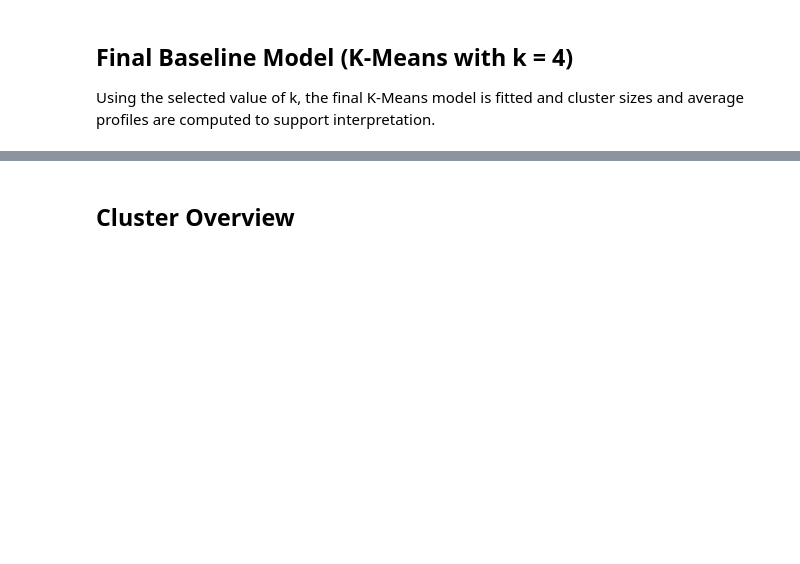
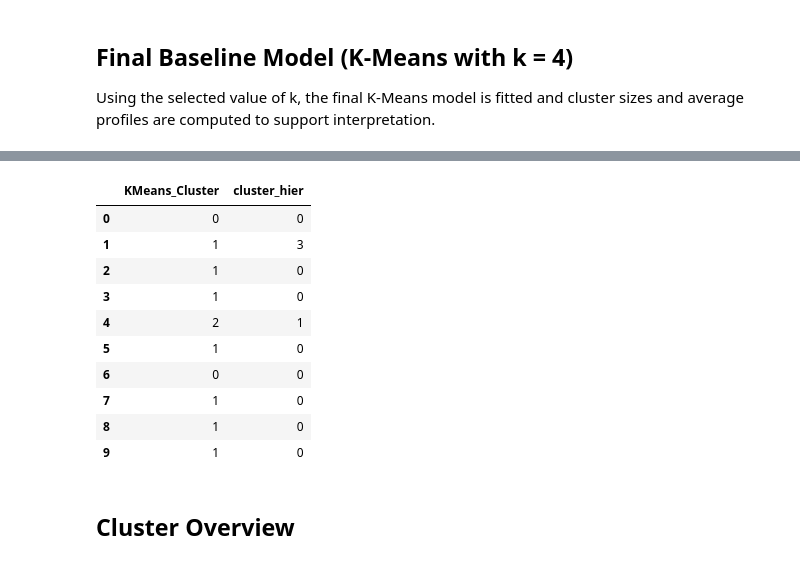
Before and after one commit to codemaame/airbnb-market-segmentation-analysis, a Jupyter notebook: NYC_Airbnb_Market_Segmentation_Analysis.ipynb, the cells around one changed output, grey strips where cells are left out. Saved outputs shown, nothing was run; the diff lists cells and outputs as text; code cells hidden in the pictures; blank space fills up the shorter version.

```diff
--- a/NYC_Airbnb_Market_Segmentation_Analysis.ipynb
+++ b/NYC_Airbnb_Market_Segmentation_Analysis.ipynb
@@ -306,3 +339,18 @@ Name: count, dtype: int64
+# %%
+# Side-by-side comparison of original-space cluster assignments
+df_filtered[["KMeans_Cluster", "cluster_hier"]].head(10)
+# %% [output]
+|  | KMeans_Cluster | cluster_hier |
+| 0 | 0 | 0 |
+| 1 | 1 | 3 |
+| 2 | 1 | 0 |
+| 3 | 1 | 0 |
+| 4 | 2 | 1 |
+| 5 | 1 | 0 |
+| 6 | 0 | 0 |
+| 7 | 1 | 0 |
+| 8 | 1 | 0 |
+| 9 | 1 | 0 |
 # %% [markdown]
 ## Cluster Overview
 # %% [markdown]
```
Also changed, not shown: parts of 6 cells of this notebook.
